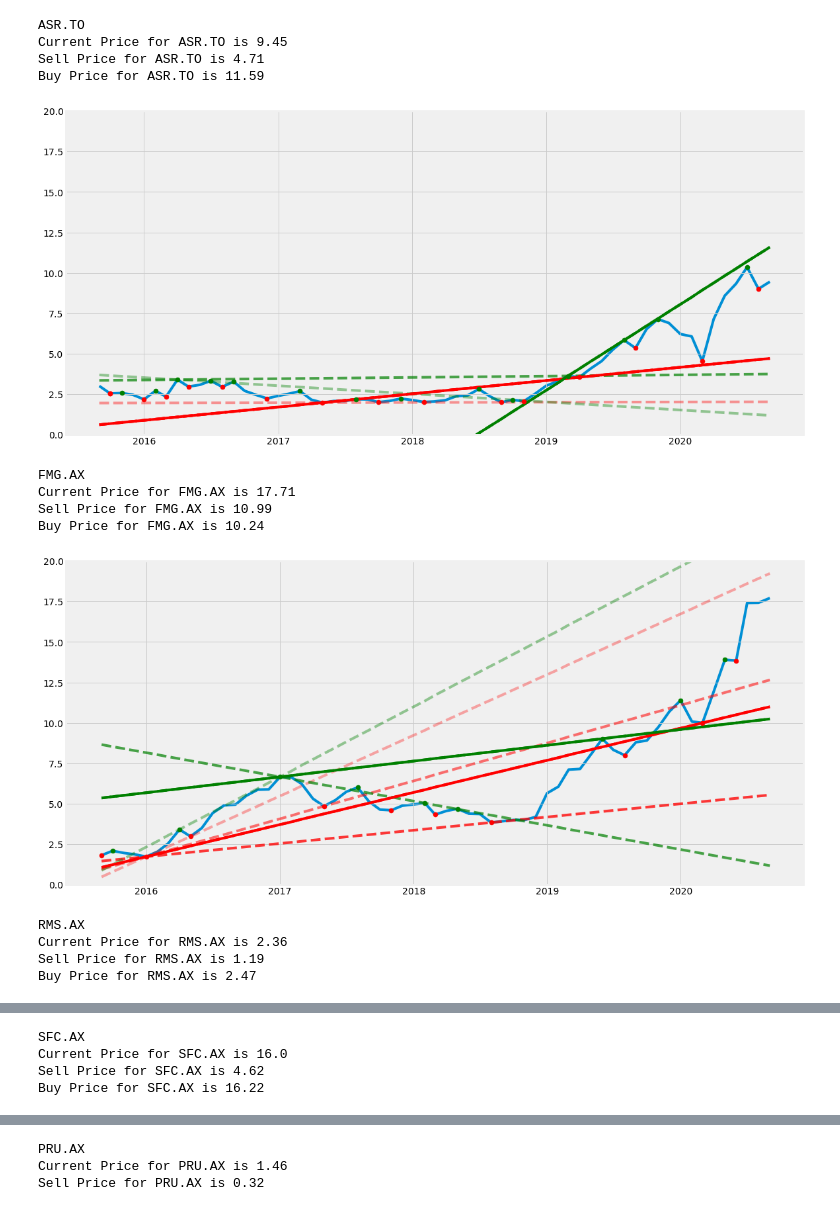
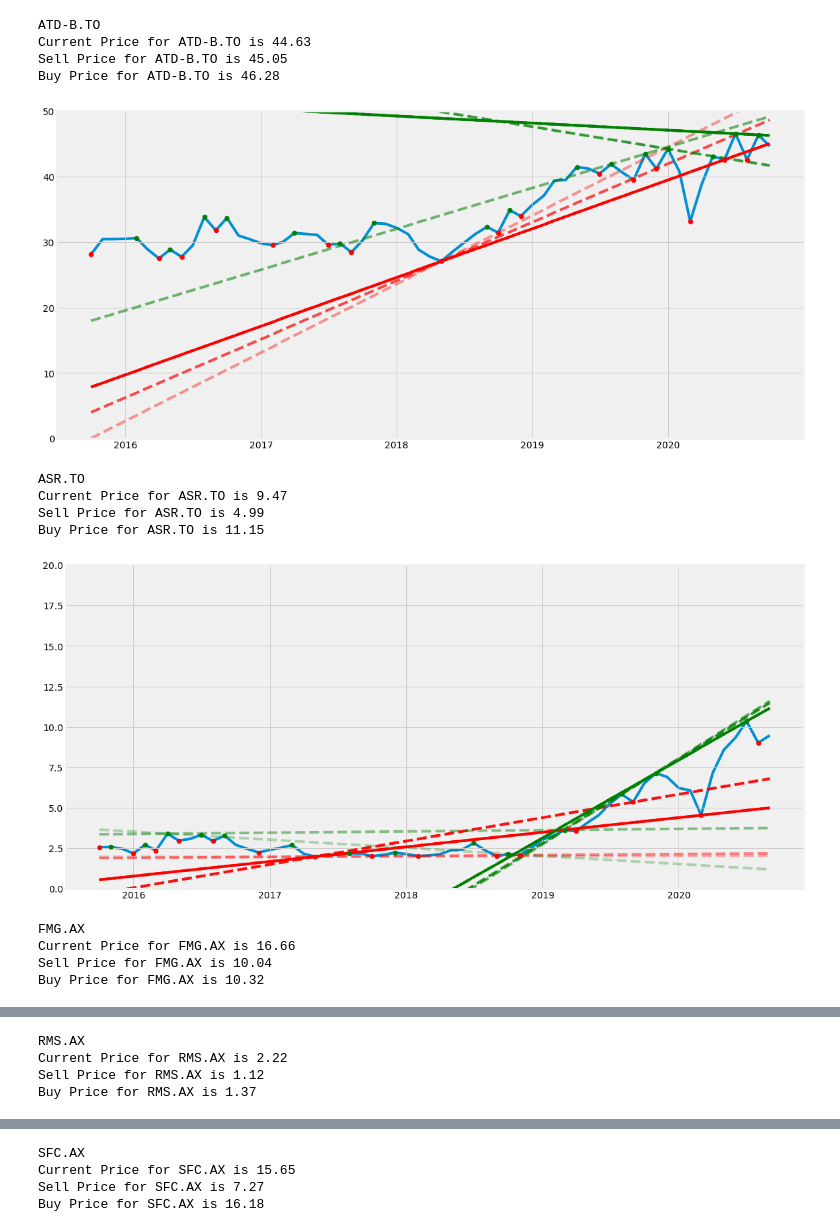
Before and after one commit to Andre-Bravo/Stock-LT-Technical-Analysis, a Jupyter notebook: examples.ipynb, the cells around one changed output, grey strips where cells are left out. Drawn from its saved outputs; the diff is of its cells as text; code cells hidden in the pictures.

```diff
--- a/examples.ipynb
+++ b/examples.ipynb
@@ -1,34 +1,36 @@
 # %%
 from charting_script import drawLine2P, PlotTimeSeries, Chart3PTL
 # %%
-Chart3PTL("""ASR.TO
+Chart3PTL("""
+ATD-B.TO
+ASR.TO
 FMG.AX
 RMS.AX
 SFC.AX
 PRU.AX
 AQG.AX
 STO.AX
 BFG.AX
 KOV.AX
 RRL.AX
 HAW.AX
 MRC.AX
 KRM.AX
 GEAR.AX
 AGD.AX
 MML.AX""")
 # %% [output]
-ASR.TO
-Current Price for ASR.TO is 9.45
-Sell Price for ASR.TO is 4.71
-Buy Price for ASR.TO is 11.59
+ATD-B.TO
+Current Price for ATD-B.TO is 44.63
+Sell Price for ATD-B.TO is 45.05
+Buy Price for ATD-B.TO is 46.28
-[figure, old version]
+[figure, new version]
-FMG.AX
-Current Price for FMG.AX is 17.71
-Sell Price for FMG.AX is 10.99
-Buy Price for FMG.AX is 10.24
+ASR.TO
+Current Price for ASR.TO is 9.47
+Sell Price for ASR.TO is 4.99
+Buy Price for ASR.TO is 11.15
-[figure, old version]
+[figure, new version]
-RMS.AX
-Current Price for RMS.AX is 2.36
-Sell Price for RMS.AX is 1.19
-Buy Price for RMS.AX is 2.47
+FMG.AX
+Current Price for FMG.AX is 16.66
+Sell Price for FMG.AX is 10.04
+Buy Price for FMG.AX is 10.32
@@ -36,4 +38,4 @@ Buy Price for RMS.AX is 2.47
-SFC.AX
-Current Price for SFC.AX is 16.0
-Sell Price for SFC.AX is 4.62
-Buy Price for SFC.AX is 16.22
+RMS.AX
+Current Price for RMS.AX is 2.22
+Sell Price for RMS.AX is 1.12
+Buy Price for RMS.AX is 1.37
@@ -41,3 +43,4 @@ Buy Price for SFC.AX is 16.22
-PRU.AX
-Current Price for PRU.AX is 1.46
-Sell Price for PRU.AX is 0.32
+SFC.AX
+Current Price for SFC.AX is 15.65
+Sell Price for SFC.AX is 7.27
+Buy Price for SFC.AX is 16.18
```
Also changed, not shown: parts of 1 cell of this notebook, 1 other file.
